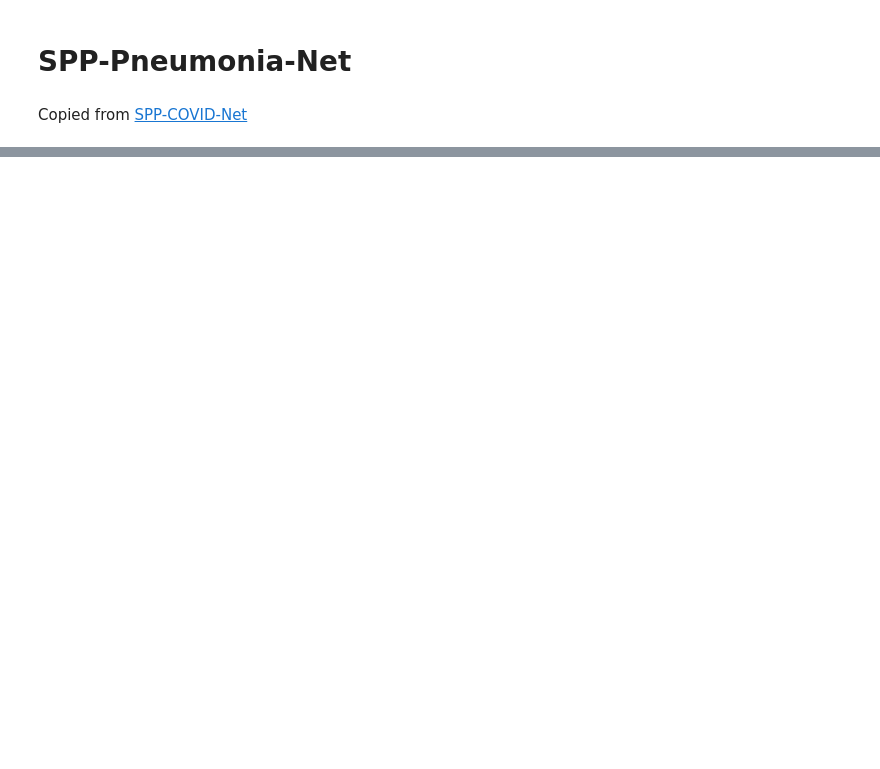
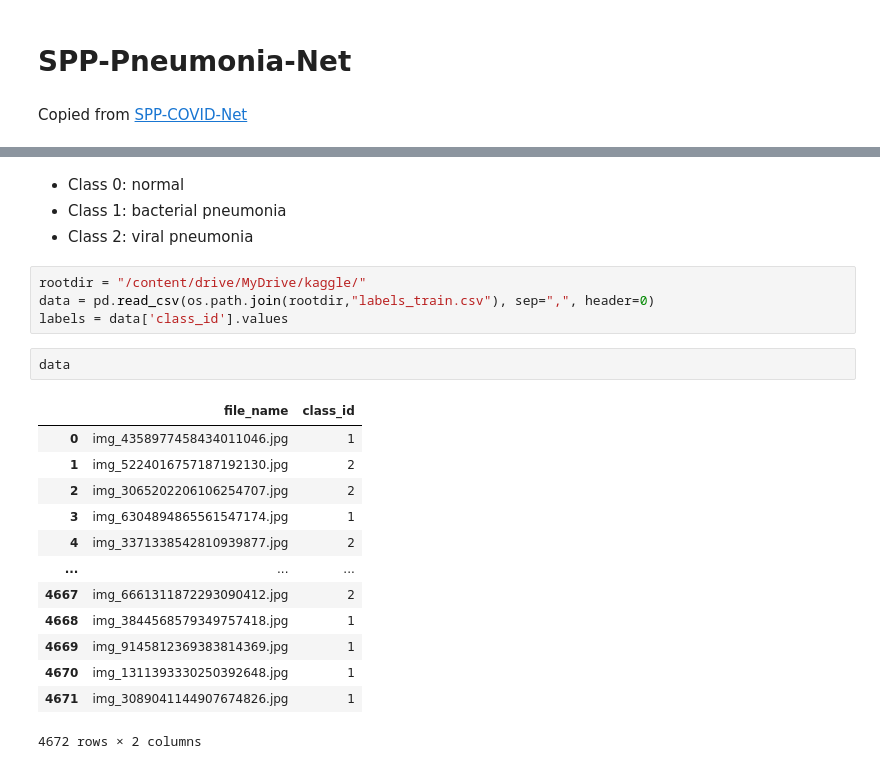
Before and after one commit to jincy-p-janardhanan/SPP-Pneumonia-Net, a Jupyter notebook: SPP_Pneumonia_Net.ipynb, the cells around one changed output, grey strips where cells are left out. Cells and saved outputs as stored; diff of their text form; blank space fills up the shorter version.

```diff
--- a/SPP_Pneumonia_Net.ipynb
+++ b/SPP_Pneumonia_Net.ipynb
@@ -281,0 +190,24 @@ print("mean_accuracy",mean_accuracy)
+# %% [markdown]
+- Class 0: normal
+- Class 1: bacterial pneumonia
+- Class 2: viral pneumonia
+# %%
+rootdir = "/content/drive/MyDrive/kaggle/"
+data = pd.read_csv(os.path.join(rootdir,"labels_train.csv"), sep=",", header=0)
+labels = data['class_id'].values
+# %%
+data
+# %% [output]
+|  | file_name | class_id |
+| 0 | img_4358977458434011046.jpg | 1 |
+| 1 | img_5224016757187192130.jpg | 2 |
+| 2 | img_3065202206106254707.jpg | 2 |
+| 3 | img_6304894865561547174.jpg | 1 |
+| 4 | img_3371338542810939877.jpg | 2 |
+| ... | ... | ... |
+| 4667 | img_6661311872293090412.jpg | 2 |
+| 4668 | img_3844568579349757418.jpg | 1 |
+| 4669 | img_9145812369383814369.jpg | 1 |
+| 4670 | img_1311393330250392648.jpg | 1 |
+| 4671 | img_3089041144907674826.jpg | 1 |
+4672 rows × 2 columns
```
Also changed, not shown: parts of 32 cells of this notebook.
